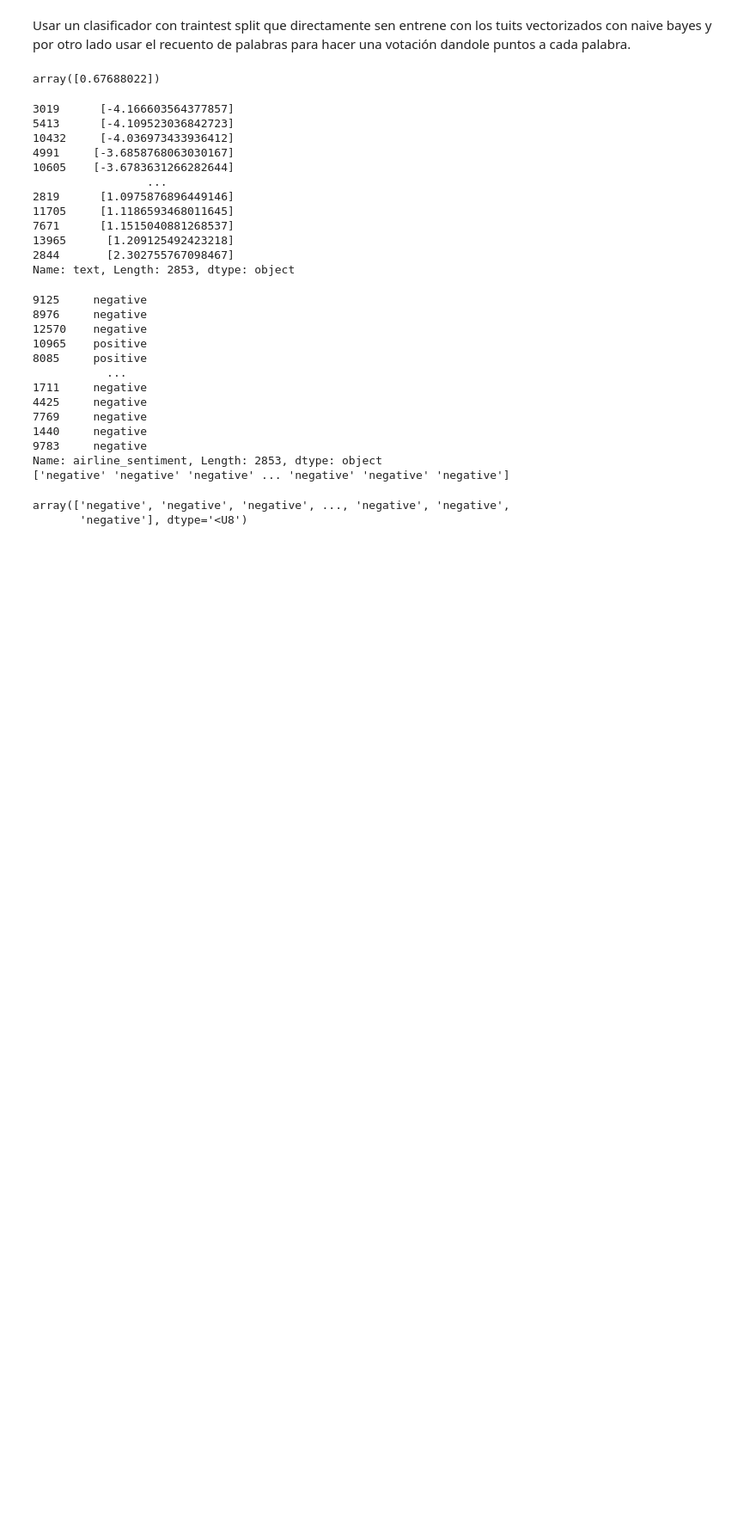
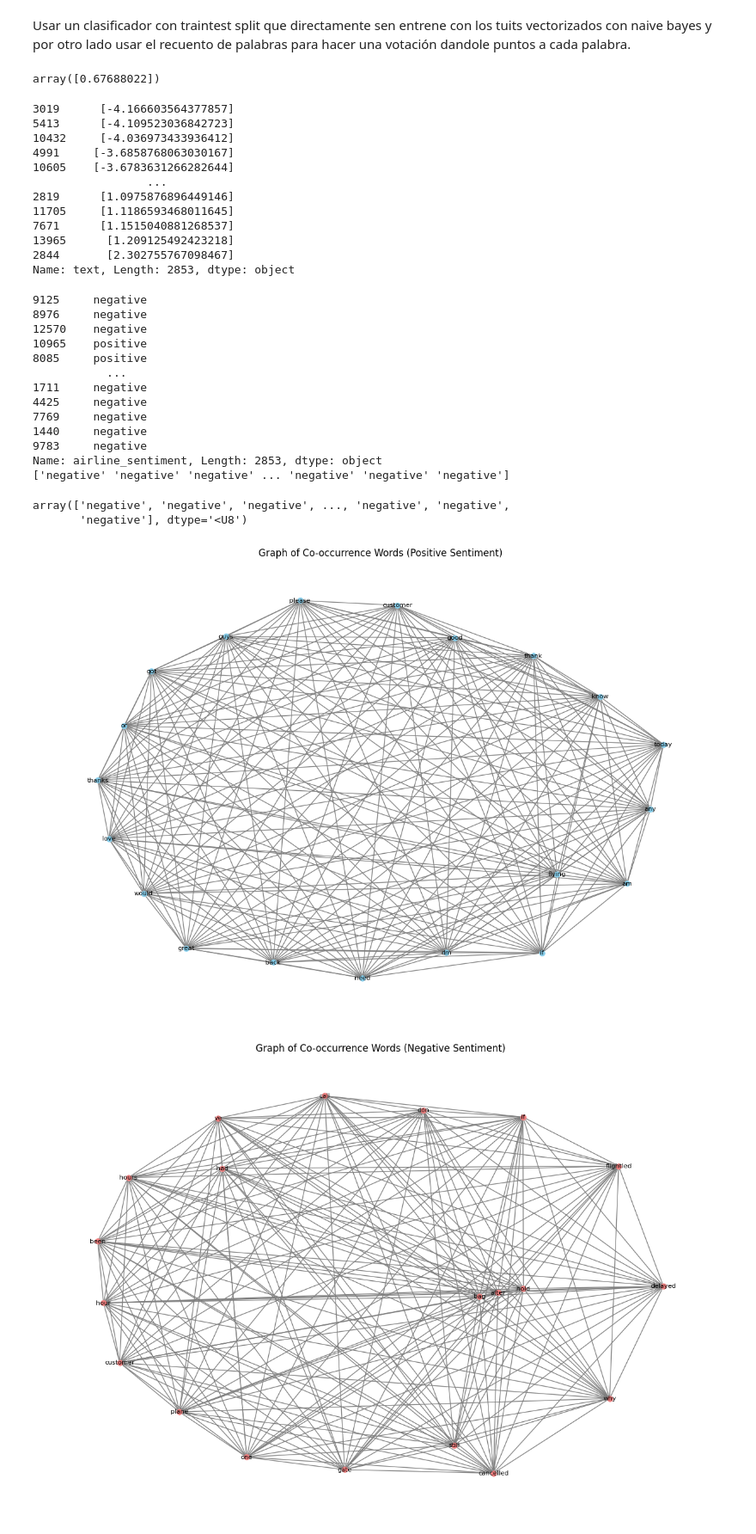
Before and after one commit to valintea/Trabajo_Tecnicas, a Jupyter notebook: Trabajo_Técnicas.ipynb, the cells around one changed output. Shown at 86% size. Drawn from its saved outputs; the diff is of its cells as text; code cells hidden in the pictures; blank space fills up the shorter version.

```diff
--- a/Trabajo_Técnicas.ipynb
+++ b/Trabajo_Técnicas.ipynb
@@ -56,7 +56,7 @@ import re
 # Patrón de enlaces
 patron_enlace = r'@'
 
-
+matches=[]
 # Iterar sobre las filas y aplicar la condición
 for index, row in df.iterrows():
     matches += re.findall(r'@\w+', row['text'])
@@ -621,0 +675,19 @@ array(['negative', 'negative', 'negative', ..., 'negative', 'negative',
+# %%
+import matplotlib.pyplot as plt
+
+# Visualizar el grafo positivo
+plt.figure(figsize=(12, 8))
+pos_positive = nx.spring_layout(G_positive)  # Puedes usar diferentes disposiciones (layout) según tus preferencias
+nx.draw(G_positive, pos=pos_positive, with_labels=True, font_size=8, font_color='black', node_size=50, node_color='skyblue', edge_color='gray', linewidths=0.5)
+plt.title('Graph of Co-occurrence Words (Positive Sentiment)')
+plt.show()
+
+# Visualizar el grafo negativo
+plt.figure(figsize=(12, 8))
+pos_negative = nx.spring_layout(G_negative)  # Puedes usar diferentes disposiciones (layout) según tus preferencias
+nx.draw(G_negative, pos=pos_negative, with_labels=True, font_size=8, font_color='black', node_size=50, node_color='lightcoral', edge_color='gray', linewidths=0.5)
+plt.title('Graph of Co-occurrence Words (Negative Sentiment)')
+plt.show()
+# %% [output]
+[figure, added]
+[figure, added]
```
Also changed, not shown: parts of 4 cells of this notebook.
